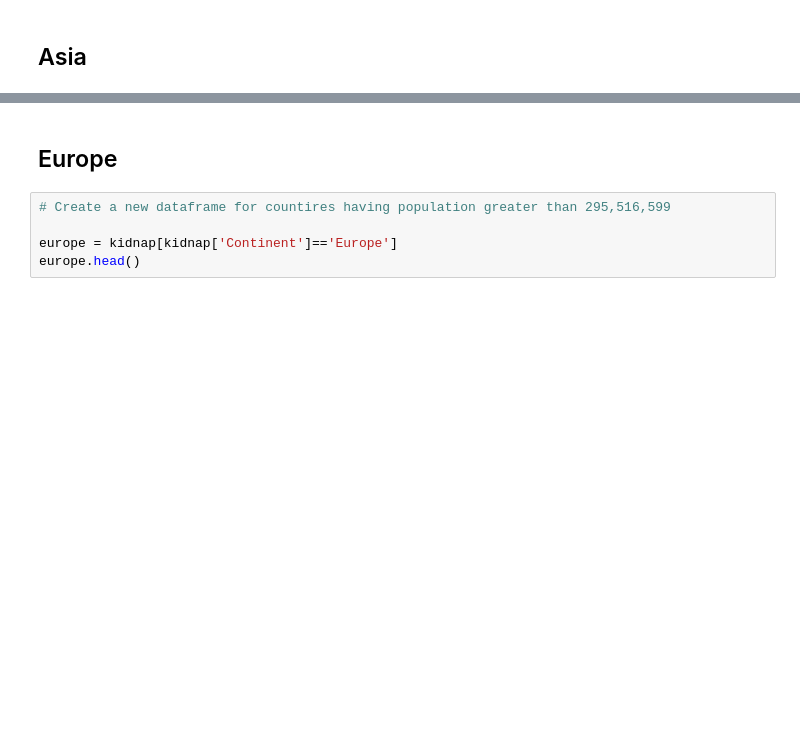
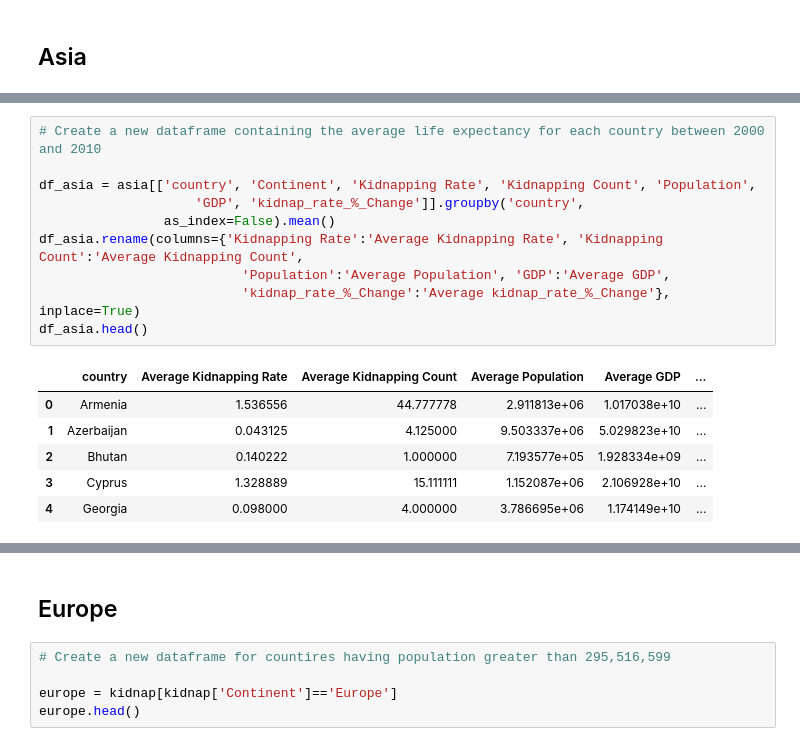
Before and after one commit to Behordeun/global-kidnap, a Jupyter notebook: Geospatial Analysis of Global Kidnap Cases.ipynb, the cells around one changed output, grey strips where cells are left out. Drawn from its saved outputs; the diff is of its cells as text; blank space fills up the shorter version.

```diff
--- a/Geospatial Analysis of Global Kidnap Cases.ipynb
+++ b/Geospatial Analysis of Global Kidnap Cases.ipynb
@@ -560,0 +607,17 @@ dtype: int64
+# %%
+# Create a new dataframe containing the average life expectancy for each country between 2000 and 2010
+
+df_asia = asia[['country', 'Continent', 'Kidnapping Rate', 'Kidnapping Count', 'Population',
+                    'GDP', 'kidnap_rate_%_Change']].groupby('country',
+                as_index=False).mean()
+df_asia.rename(columns={'Kidnapping Rate':'Average Kidnapping Rate', 'Kidnapping Count':'Average Kidnapping Count',
+                          'Population':'Average Population', 'GDP':'Average GDP',
+                          'kidnap_rate_%_Change':'Average kidnap_rate_%_Change'}, inplace=True)
+df_asia.head()
+# %% [output]
+|  | country | Average Kidnapping Rate | Average Kidnapping Count | Average Population | Average GDP | ... |
+| 0 | Armenia | 1.536556 | 44.777778 | 2.911813e+06 | 1.017038e+10 | ... |
+| 1 | Azerbaijan | 0.043125 | 4.125000 | 9.503337e+06 | 5.029823e+10 | ... |
+| 2 | Bhutan | 0.140222 | 1.000000 | 7.193577e+05 | 1.928334e+09 | ... |
+| 3 | Cyprus | 1.328889 | 15.111111 | 1.152087e+06 | 2.106928e+10 | ... |
+| 4 | Georgia | 0.098000 | 4.000000 | 3.786695e+06 | 1.174149e+10 | ... |
```
Also changed, not shown: parts of 9 cells of this notebook.
